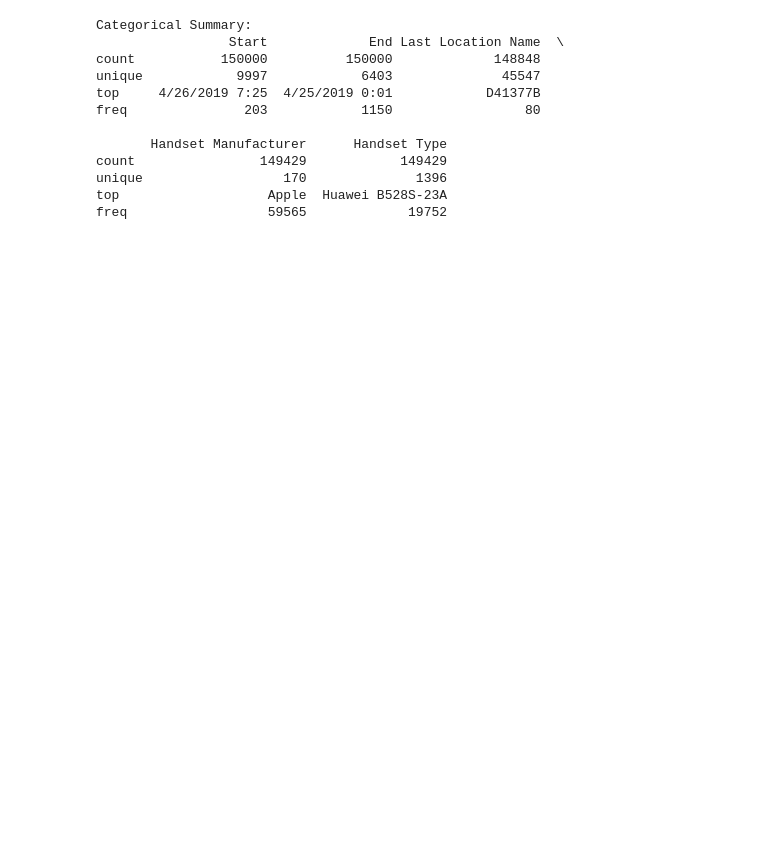
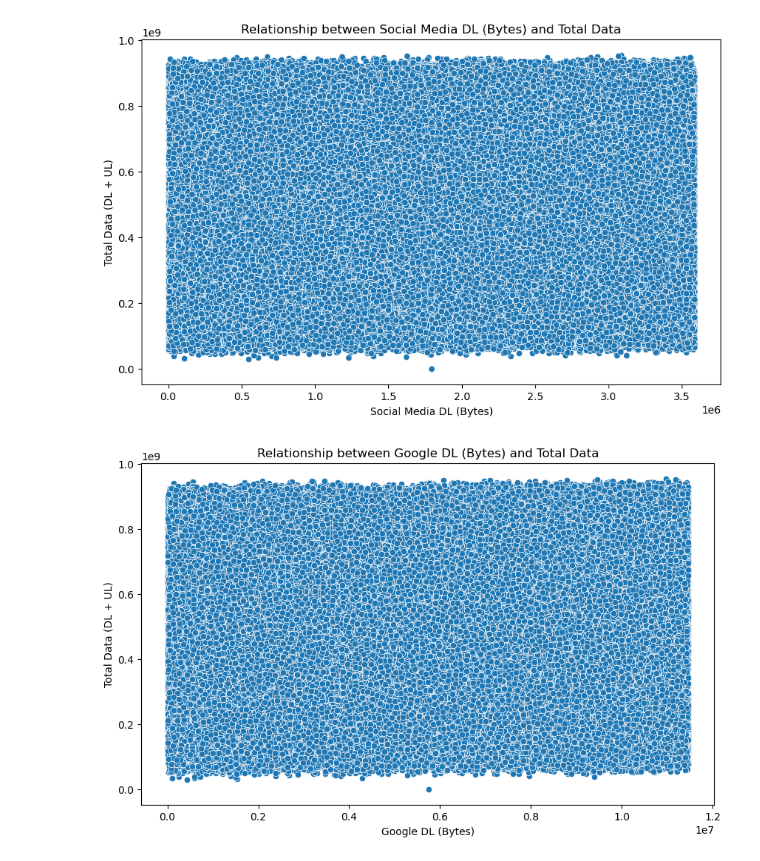
Before and after one commit to tsega19/TellCo-Telecom-Analytics-Dashboard, a Jupyter notebook: notebooks/eda.ipynb, the cells around one changed output. Cells and saved outputs as stored; diff of their text form; code cells hidden in the pictures; blank space fills up the shorter version.

```diff
--- a/notebooks/eda.ipynb
+++ b/notebooks/eda.ipynb
@@ -83,15 +111,5 @@ max        7.833131e+07      9.029696e+08
 # %%
-catagorical_summary(data)
+bivariate_analysis(data)
 # %% [output]
-Categorical Summary:
-                 Start             End Last Location Name  \
-count           150000          150000             148848
-unique            9997            6403              45547
-top     4/26/2019 7:25  4/25/2019 0:01            D41377B
-freq               203            1150                 80
-
-       Handset Manufacturer      Handset Type
-count                149429            149429
-unique                  170              1396
-top                   Apple  Huawei B528S-23A
-freq                  59565             19752
+[figure, added]
+[figure, added]
```
Also changed, not shown: parts of 16 cells of this notebook, 15 other files.
